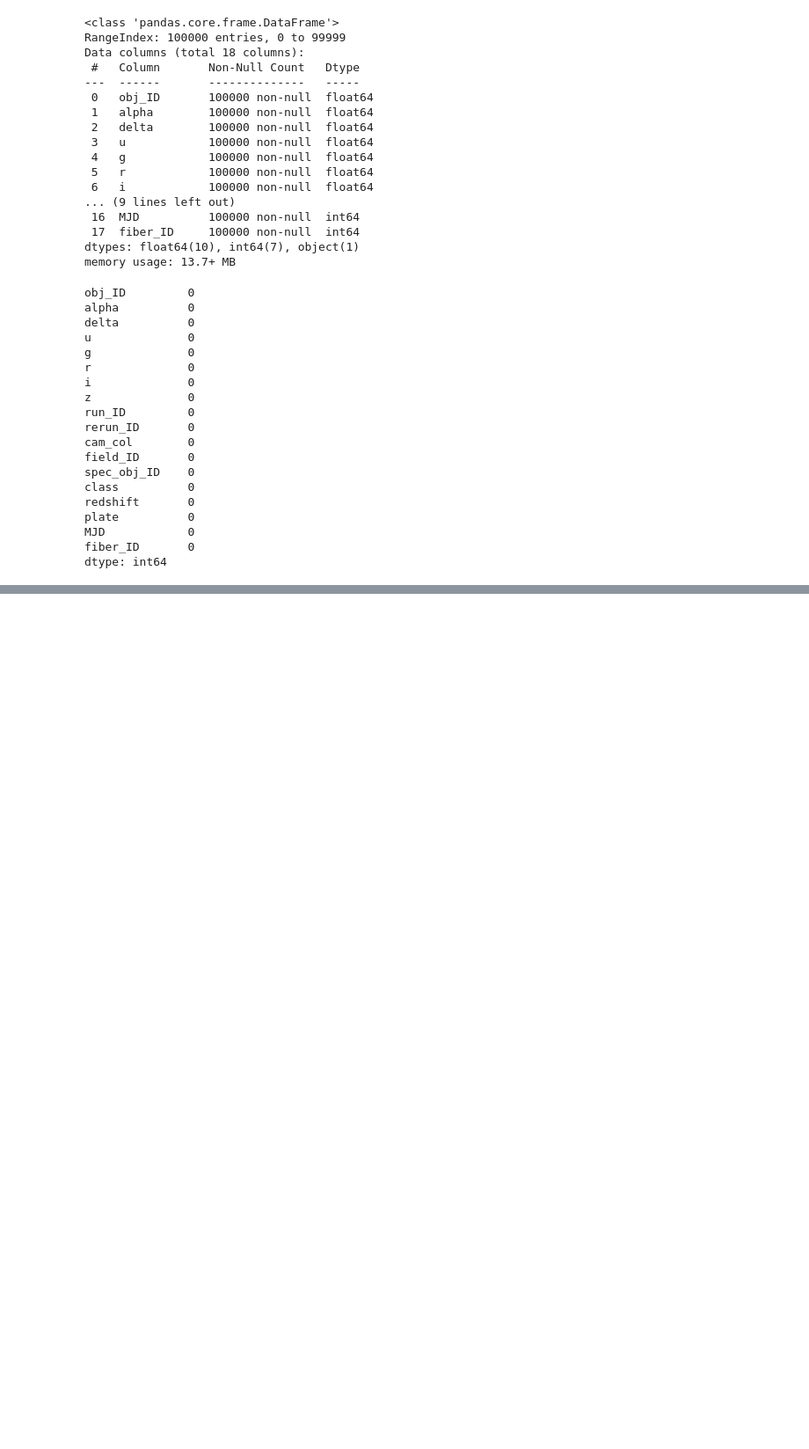
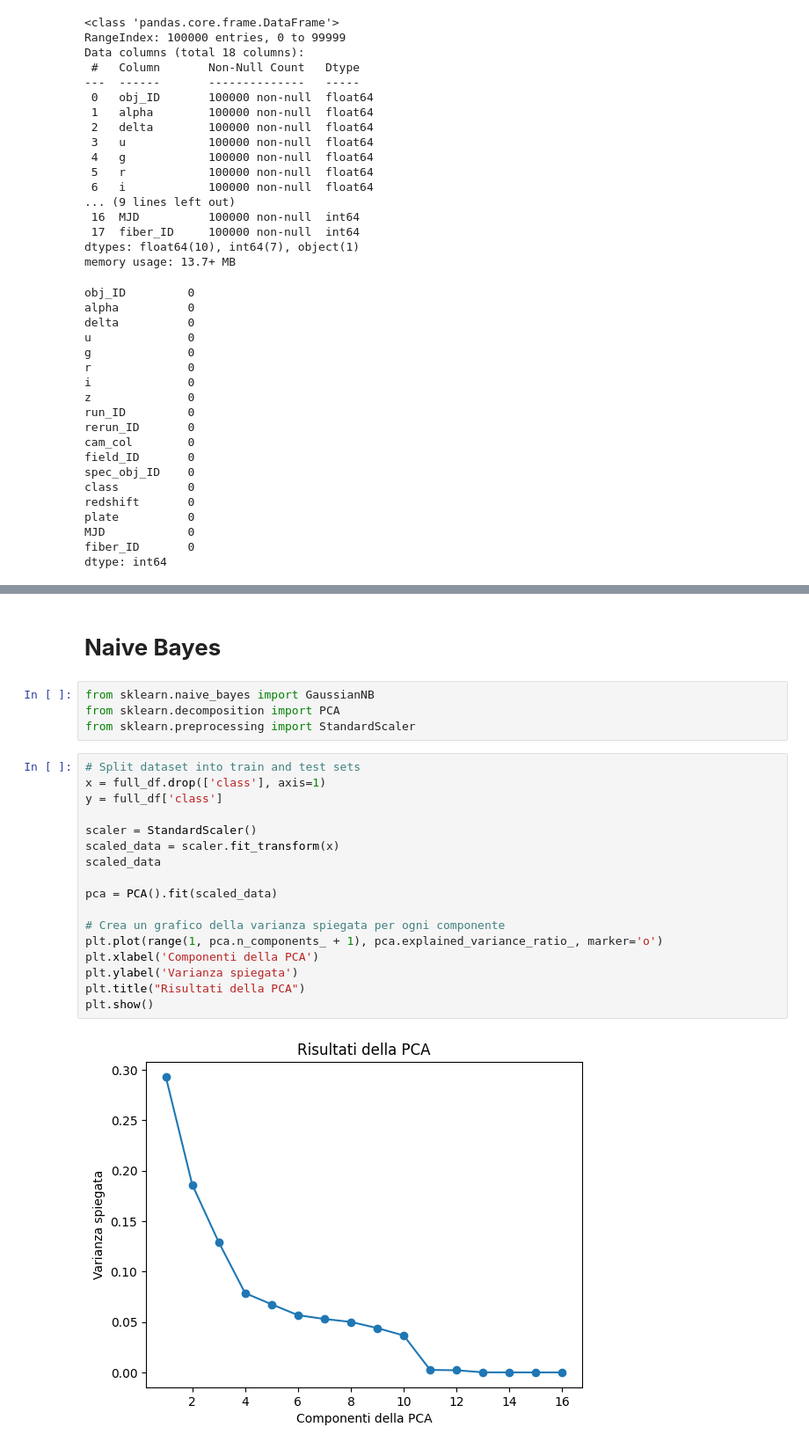
Before and after one commit to steq28/ML-star-classification, a Jupyter notebook: src/models-notebook.ipynb, the cells around one changed output, grey strips where cells are left out. Shown: that part at 88% size. Cells and saved outputs as stored; diff of their text form; blank space fills up the shorter version.

Commit message:
bayes

```diff
--- a/src/models-notebook.ipynb
+++ b/src/models-notebook.ipynb
@@ -200,0 +207,25 @@ Epoch 100/100
+# %% [markdown]
+# **Naive Bayes**
+# %%
+from sklearn.naive_bayes import GaussianNB
+from sklearn.decomposition import PCA
+from sklearn.preprocessing import StandardScaler
+# %%
+# Split dataset into train and test sets
+x = full_df.drop(['class'], axis=1)
+y = full_df['class']
+
+scaler = StandardScaler()
+scaled_data = scaler.fit_transform(x)
+scaled_data
+
+pca = PCA().fit(scaled_data)
+
+# Crea un grafico della varianza spiegata per ogni componente
+plt.plot(range(1, pca.n_components_ + 1), pca.explained_variance_ratio_, marker='o')
+plt.xlabel('Componenti della PCA')
+plt.ylabel('Varianza spiegata')
+plt.title("Risultati della PCA")
+plt.show()
+# %% [output]
+[figure, added]
```
Also changed, not shown: parts of 12 cells of this notebook.
